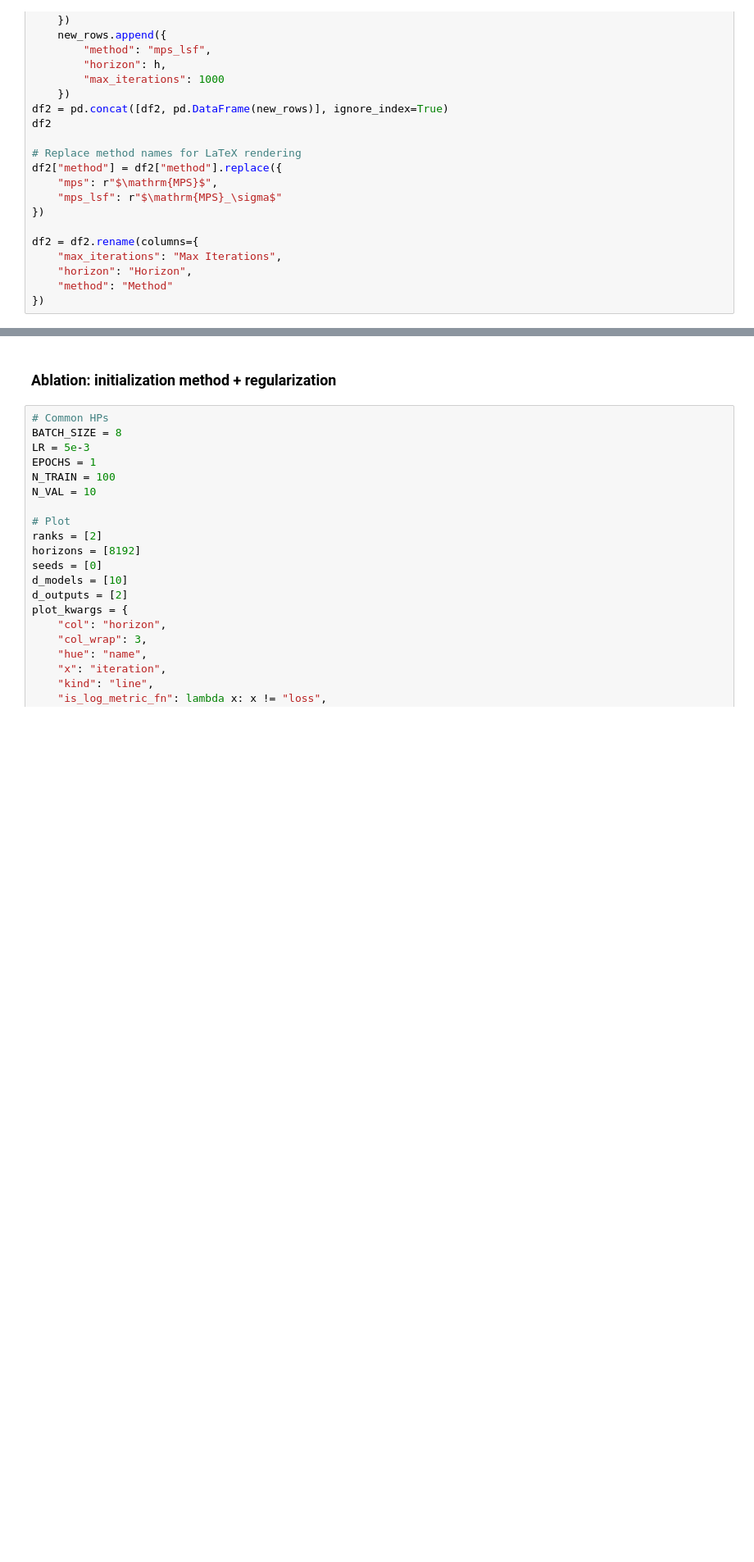
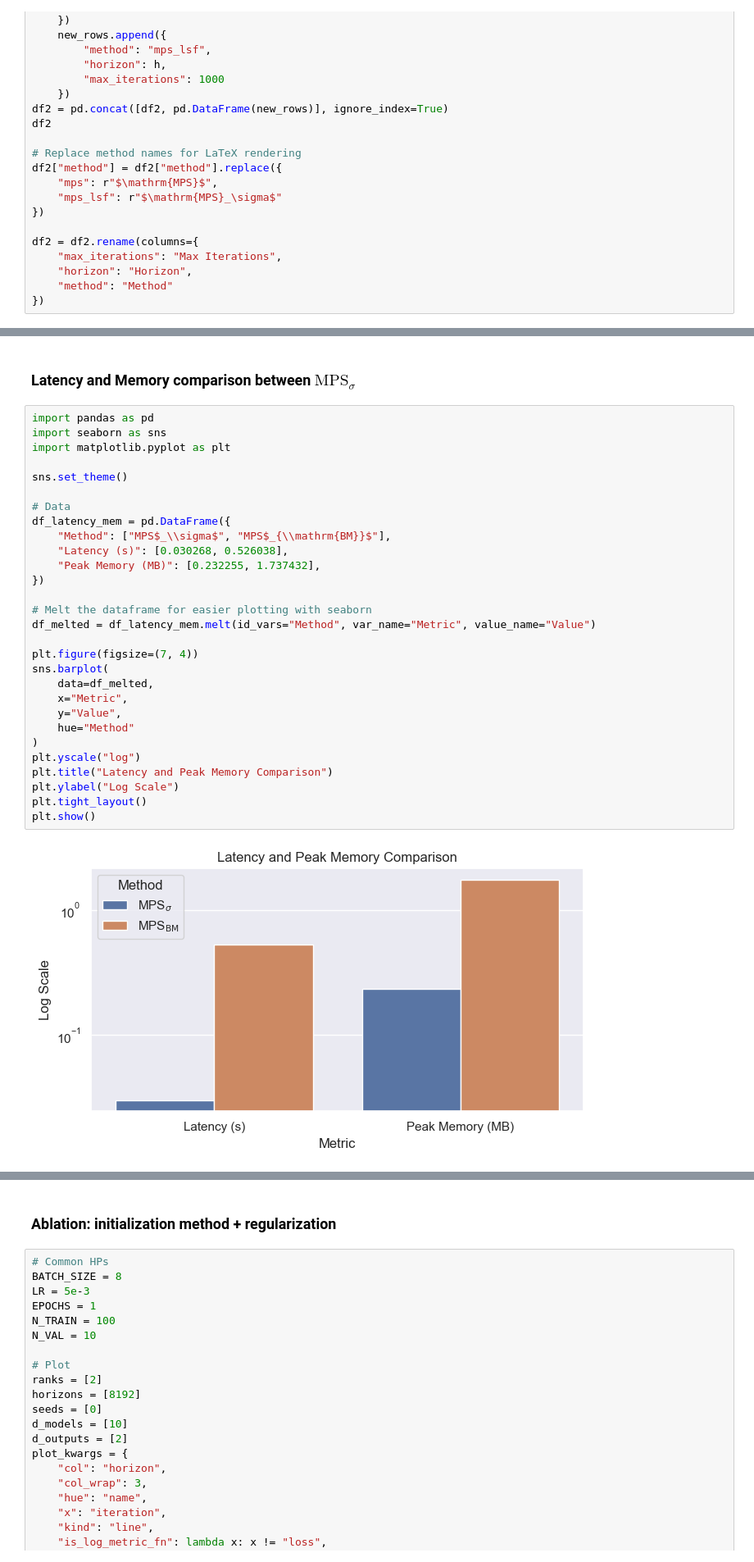
Before and after one commit to marawangamal/ptn, a Jupyter notebook: scripts/results.ipynb, the cells around one changed output, grey strips where cells are left out. Shown at 82% size. Drawn from its saved outputs; the diff is of its cells as text; blank space fills up the shorter version.

```diff
--- a/scripts/results.ipynb
+++ b/scripts/results.ipynb
@@ -418,0 +524,33 @@ plt.show()
+# %% [markdown]
+### Latency and Memory comparison between $\mathrm{MPS}_\sigma$
+# %%
+import pandas as pd
+import seaborn as sns
+import matplotlib.pyplot as plt
+
+sns.set_theme()
+
+# Data
+df_latency_mem = pd.DataFrame({
+    "Method": ["MPS$_\\sigma$", "MPS$_{\\mathrm{BM}}$"],
+    "Latency (s)": [0.030268, 0.526038],
+    "Peak Memory (MB)": [0.232255, 1.737432],
+})
+
+# Melt the dataframe for easier plotting with seaborn
+df_melted = df_latency_mem.melt(id_vars="Method", var_name="Metric", value_name="Value")
+
+plt.figure(figsize=(7, 4))
+sns.barplot(
+    data=df_melted,
+    x="Metric",
+    y="Value",
+    hue="Method"
+)
+plt.yscale("log")
+plt.title("Latency and Peak Memory Comparison")
+plt.ylabel("Log Scale")
+plt.tight_layout()
+plt.show()
+# %% [output]
+[figure, added]
```
Also changed, not shown: parts of 3 cells of this notebook, 9 other files.
